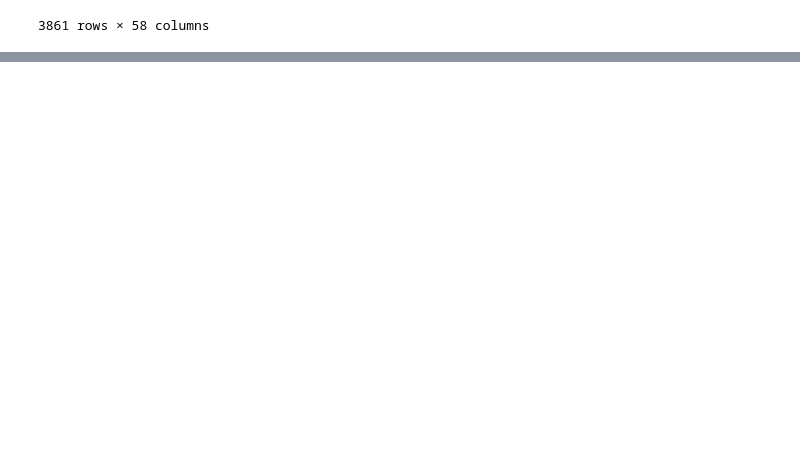
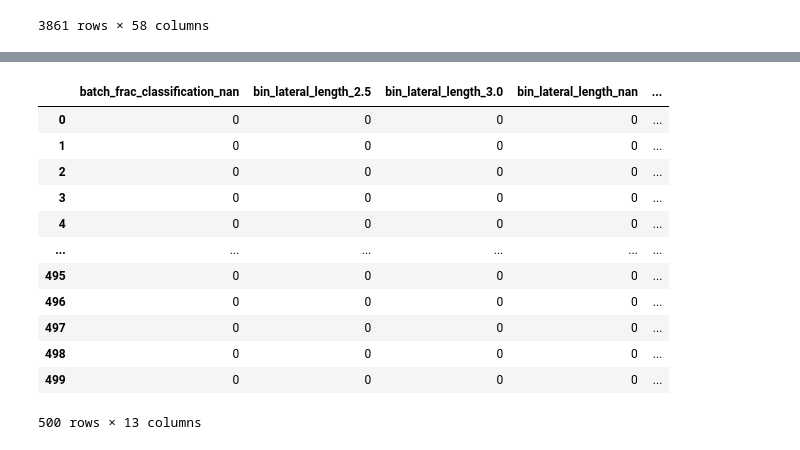
Before and after one commit to matthewcihlar/RiceDatathon2024Chevron, a Jupyter notebook: datathon2024.ipynb, the cells around one changed output, grey strips where cells are left out. Saved outputs shown, nothing was run; the diff lists cells and outputs as text; code cells hidden in the pictures; blank space fills up the shorter version.

```diff
--- a/datathon2024.ipynb
+++ b/datathon2024.ipynb
@@ -252,0 +272,26 @@ print(math.sqrt(mse))
+# %%
+feature_list = ["batch_frac_classification_nan", "bin_lateral_length_2.5", "bin_lateral_length_3.0",
+                "bin_lateral_length_nan", "ffs_frac_type_Linear Only", "ffs_frac_type_nan",
+               "well_family_relationship_Infill Child Well.1", "well_family_relationship_Sibling Well.1",
+               "well_family_relationship_Standalone Well.1", "relative_well_position_nan",
+               "well_family_relationship_Unknown.1", "well_family_relationship_nan",
+               "well_family_relationship_nan.1"]
+
+
+df1 = pd.DataFrame(0, index=np.arange(500), columns=feature_list)
+
+df1
+# %% [output]
+|  | batch_frac_classification_nan | bin_lateral_length_2.5 | bin_lateral_length_3.0 | bin_lateral_length_nan | ... |
+| 0 | 0 | 0 | 0 | 0 | ... |
+| 1 | 0 | 0 | 0 | 0 | ... |
+| 2 | 0 | 0 | 0 | 0 | ... |
+| 3 | 0 | 0 | 0 | 0 | ... |
+| 4 | 0 | 0 | 0 | 0 | ... |
+| ... | ... | ... | ... | ... | ... |
+| 495 | 0 | 0 | 0 | 0 | ... |
+| 496 | 0 | 0 | 0 | 0 | ... |
+| 497 | 0 | 0 | 0 | 0 | ... |
+| 498 | 0 | 0 | 0 | 0 | ... |
+| 499 | 0 | 0 | 0 | 0 | ... |
+500 rows × 13 columns
```
Also changed, not shown: parts of 22 cells of this notebook, 5 other files.
